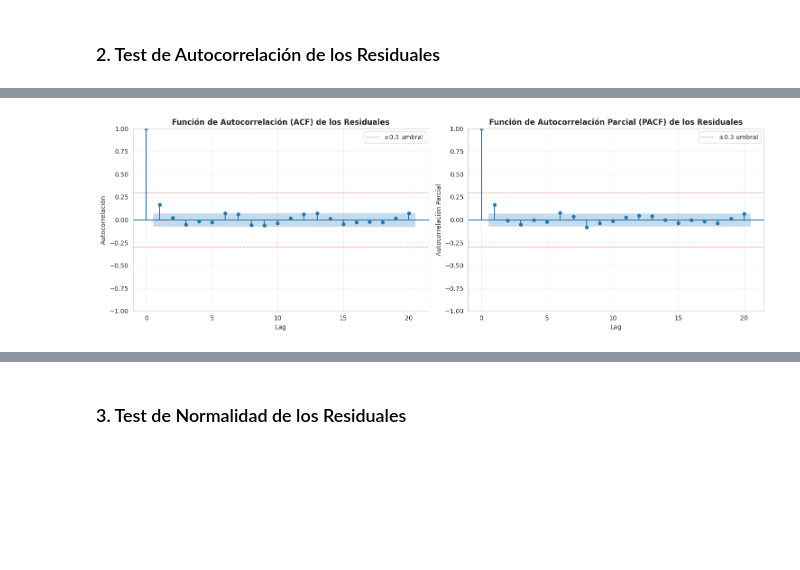
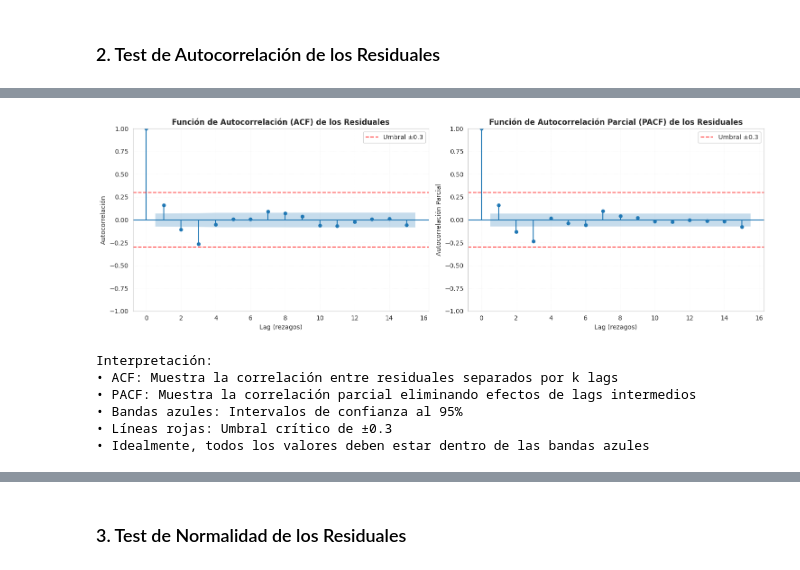
Before and after one commit to aalejoz25/BigData-ST, a Jupyter notebook: proyecto.ipynb, the cells around one changed output, grey strips where cells are left out. Saved outputs shown, nothing was run; the diff lists cells and outputs as text; code cells hidden in the pictures; blank space fills up the shorter version.

```diff
--- a/proyecto.ipynb
+++ b/proyecto.ipynb
@@ -663,33 +676,46 @@ Resumen: 15/15 lags con autocorrelación problemática (|corr| >= 0.3)
 ======================================================================
 # %%
-# Gráfico de autocorrelación
+# Gráficos de Autocorrelación (ACF) y Autocorrelación Parcial (PACF)
 
 fig, axes = plt.subplots(1, 2, figsize=(15, 5))
 
-# ACF Plot
-plot_acf(residuals, lags=min(20, len(residuals) - 1), ax=axes[0], alpha=0.05)
+# ACF Plot - Función de Autocorrelación
+plot_acf(residuals, lags=max_lag, ax=axes[0], alpha=0.05)
 axes[0].set_title('Función de Autocorrelación (ACF) de los Residuales', fontsize=12, fontweight='bold')
-axes[0].set_xlabel('Lag')
-axes[0].set_ylabel('Autocorrelación')
-axes[0].axhline(y=0.3, color='red', linestyle='--', linewidth=1, alpha=0.5, label='±0.3 umbral')
-axes[0].axhline(y=-0.3, color='red', linestyle='--', linewidth=1, alpha=0.5)
-axes[0].legend()
-axes[0].grid(True, alpha=0.3)
+axes[0].set_xlabel('Lag (rezagos)', fontsize=10)
+axes[0].set_ylabel('Autocorrelación', fontsize=10)
+axes[0].axhline(y=0.3, color='red', linestyle='--', linewidth=1.5, alpha=0.7, label='Umbral ±0.3')
+axes[0].axhline(y=-0.3, color='red', linestyle='--', linewidth=1.5, alpha=0.7)
+axes[0].legend(loc='upper right')
+axes[0].grid(True, alpha=0.3, linestyle=':', linewidth=0.5)
 
-# PACF Plot
-plot_pacf(residuals, lags=min(20, len(residuals) - 1), ax=axes[1], alpha=0.05)
+# PACF Plot - Función de Autocorrelación Parcial
+plot_pacf(residuals, lags=max_lag, ax=axes[1], alpha=0.05)
 axes[1].set_title('Función de Autocorrelación Parcial (PACF) de los Residuales', fontsize=12, fontweight='bold')
-axes[1].set_xlabel('Lag')
-axes[1].set_ylabel('Autocorrelación Parcial')
-axes[1].axhline(y=0.3, color='red', linestyle='--', linewidth=1, alpha=0.5, label='±0.3 umbral')
-axes[1].axhline(y=-0.3, color='red', linestyle='--', linewidth=1, alpha=0.5)
-axes[1].legend()
-axes[1].grid(True, alpha=0.3)
+axes[1].set_xlabel('Lag (rezagos)', fontsize=10)
+axes[1].set_ylabel('Autocorrelación Parcial', fontsize=10)
+axes[1].axhline(y=0.3, color='red', linestyle='--', linewidth=1.5, alpha=0.7, label='Umbral ±0.3')
+axes[1].axhline(y=-0.3, color='red', linestyle='--', linewidth=1.5, alpha=0.7)
+axes[1].legend(loc='upper right')
+axes[1].grid(True, alpha=0.3, linestyle=':', linewidth=0.5)
 
 plt.tight_layout()
 plt.show()
+
+print("\nInterpretación:")
+print("• ACF: Muestra la correlación entre residuales separados por k lags")
+print("• PACF: Muestra la correlación parcial eliminando efectos de lags intermedios")
+print("• Bandas azules: Intervalos de confianza al 95%")
+print("• Líneas rojas: Umbral crítico de ±0.3")
+print("• Idealmente, todos los valores deben estar dentro de las bandas azules")
 # %% [output]
-[figure, old version]
+[figure, new version]
+Interpretación:
+• ACF: Muestra la correlación entre residuales separados por k lags
+• PACF: Muestra la correlación parcial eliminando efectos de lags intermedios
+• Bandas azules: Intervalos de confianza al 95%
+• Líneas rojas: Umbral crítico de ±0.3
+• Idealmente, todos los valores deben estar dentro de las bandas azules
 # %%
 # Correlación entre residuales y variables explicativas (Y_t y X)
 print("=" * 70)
```
Also changed, not shown: parts of 15 cells of this notebook.
